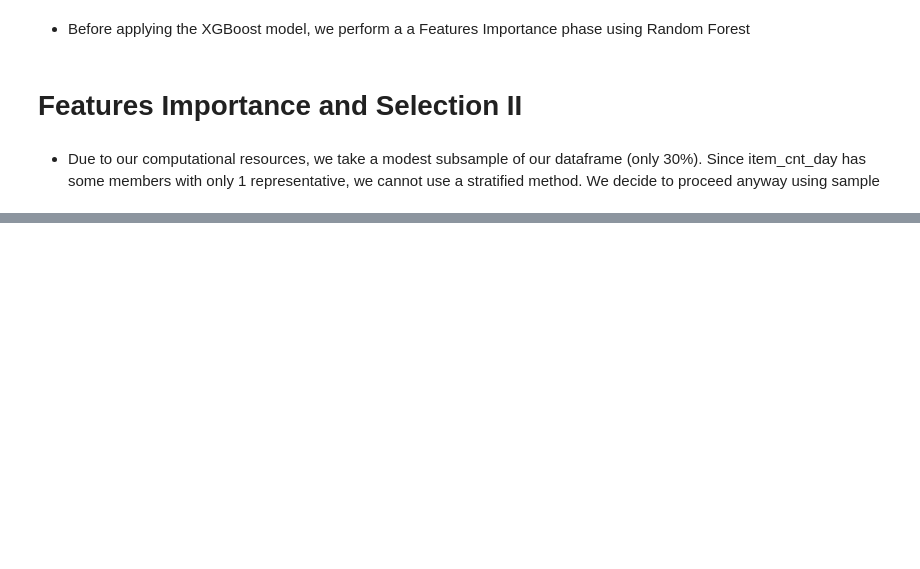
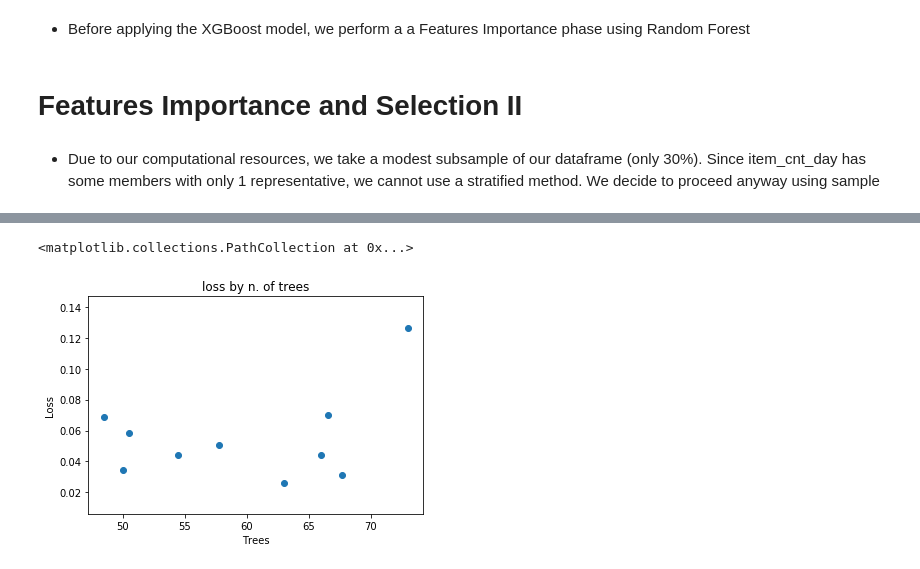
Before and after one commit to AlessandroBiagi/DataScienceProjects, a Jupyter notebook: Future_Sales/Predict_Future_Sales.ipynb, the cells around one changed output, grey strips where cells are left out. Saved outputs shown, nothing was run; the diff lists cells and outputs as text; code cells hidden in the pictures; blank space fills up the shorter version.

```diff
--- a/Future_Sales/Predict_Future_Sales.ipynb
+++ b/Future_Sales/Predict_Future_Sales.ipynb
@@ -944,0 +1241,11 @@ plt.scatter(range(len(df['shop_id'])), df['shop_id'])
+# %%
+trees = [t['misc']['vals']['n_estimators'] for t in trials.trials]
+loss = [t['result']['loss'] for t in trials.trials]
+plt.xlabel('Trees')
+plt.ylabel('Loss')
+plt.title('loss by n. of trees')
+
+plt.scatter(trees, loss)
+# %% [output]
+<matplotlib.collections.PathCollection at 0x...>
+[figure, added]
```
Also changed, not shown: parts of 75 cells of this notebook.
